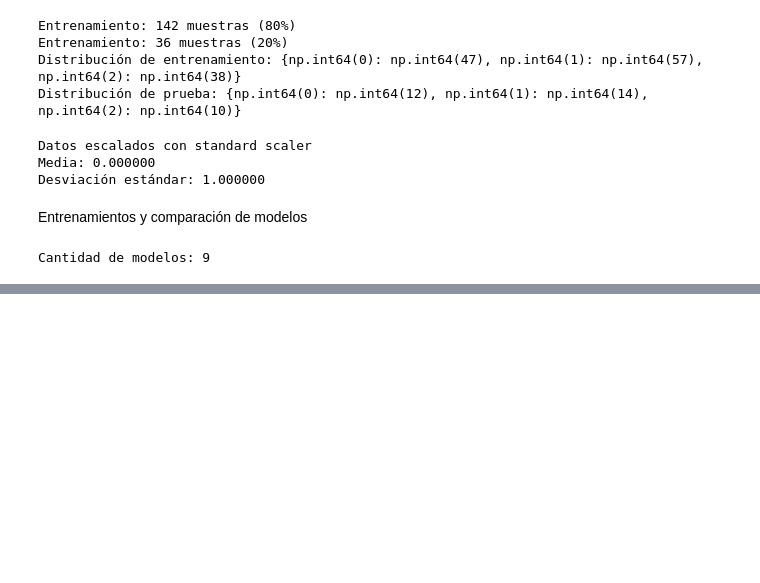
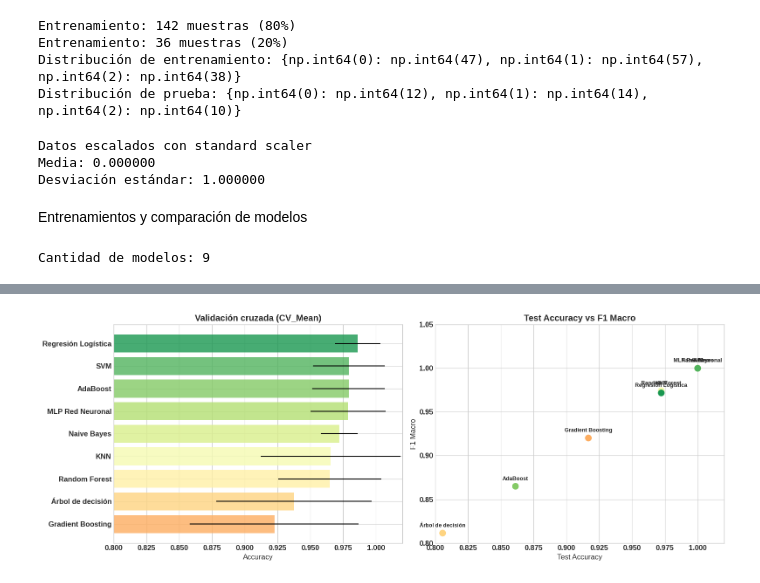
Before and after one commit to nightsky18/Aprendizaje-de-maquinas, a Jupyter notebook: Cuaderno_2_Wine.ipynb, the cells around one changed output, grey strips where cells are left out. Cells and saved outputs as stored; diff of their text form; code cells hidden in the pictures; blank space fills up the shorter version.

```diff
--- a/Cuaderno_2_Wine.ipynb
+++ b/Cuaderno_2_Wine.ipynb
@@ -272,17 +297,18 @@ from sklearn.metrics import (
 )
 # %%
 modelos= {
-    'Regresión Logística': LogisticRegression(max_iter=1000, random_state=5),
+    'Regresión Logística': LogisticRegression(max_iter=1000, random_state=42),
     'KNN': KNeighborsClassifier(n_neighbors=5),
-    'SVM': SVC(random_state=5),
-    'Árbol de decisión': DecisionTreeClassifier(random_state=5),
+    'SVM': SVC(kernel='rbf', random_state=39),
+    'Árbol de decisión': DecisionTreeClassifier(random_state=42),
     'Naive Bayes': GaussianNB(),
     'Random Forest': RandomForestClassifier(n_estimators=100, random_state=5),
     'Gradient Boosting': GradientBoostingClassifier(random_state=5),
-    'AdaBoost': AdaBoostClassifier(n_estimators=100,random_state=5),
-    'MLP Red Neuronal': MLPClassifier(hidden_layer_sizes=(64,32), max_iter=1000, random_state=5)
+    'AdaBoost': AdaBoostClassifier(n_estimators=100,random_state=5, algorithm='SAMME'),
+    'MLP Red Neuronal': MLPClassifier(hidden_layer_sizes=(64,32), max_iter=500, random_state=5)
 }
 
 print(f'Cantidad de modelos: {len(modelos)}')
+#Consultar modelos de ensable
 # %% [output]
 Cantidad de modelos: 9
@@ -288,0 +358,5 @@ Cantidad de modelos: 9
+# %%
+df_resultados= pd.DataFrame(resultados).sort_values(by= 'Test Accuracy', ascending=False)
+df_resultados= df_resultados.reset_index(drop=True)
+print("Ranking de los modelos por Test accuracy")
+df_resultados
@@ -288,0 +375,27 @@ Cantidad de modelos: 9
+# %%
+fig, axes = plt.subplots(1, 2, figsize=(16, 6))
+
+df_plot = df_resultados.sort_values('CV_Mean')
+colors= plt.cm.RdYlGn(np.linspace(0.3, 0.9, len(df_plot)))
+
+axes[0].barh(df_plot['Modelo'], df_plot['CV_Mean'], xerr=df_plot['CV_STD'], color=colors, alpha=0.8)
+
+axes[0].set_xlim(0.80, 1.02)
+axes[0].set_xlabel('Accuracy')
+axes[0].set_title('Validación cruzada (CV_Mean)', fontweight='bold')
+
+axes[1].scatter(df_plot['Test Accuracy'], df_plot['F1 Macro'], color=colors, s=100, zorder=5)
+axes[1].set_xlabel('Test Accuracy')
+axes[1].set_ylabel('F1 Macro')
+axes[1].set_title('Test Accuracy vs F1 Macro', fontweight='bold')
+axes[1].set_xlim(0.80, 1.02)
+axes[1].set_ylim(0.80, 1.05)
+for i, row in df_resultados.iterrows():
+  # Corrected annotate usage for readability
+  axes[1].annotate(row['Modelo'], (row['Test Accuracy'], row['F1 Macro']), fontsize=9,  ha='center',va='bottom', xytext=(0,8), textcoords='offset points' )
+
+plt.tight_layout()
+plt.show()
+#
+# %% [output]
+[figure, added]
```
Also changed, not shown: parts of 10 cells of this notebook.
